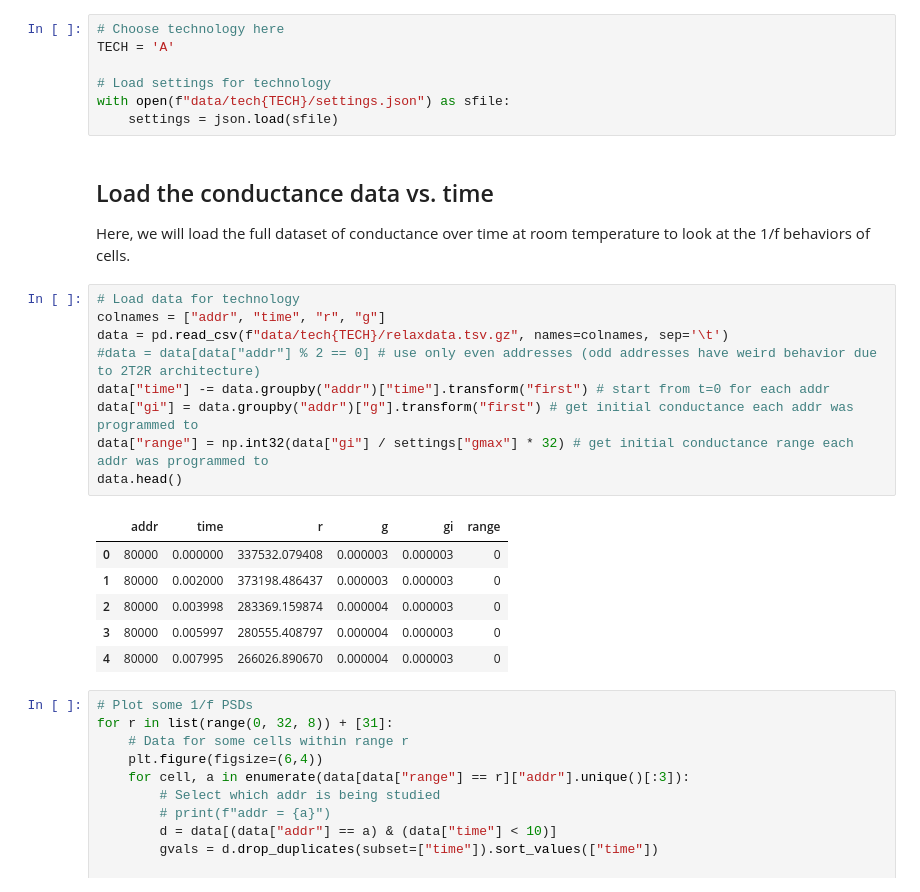
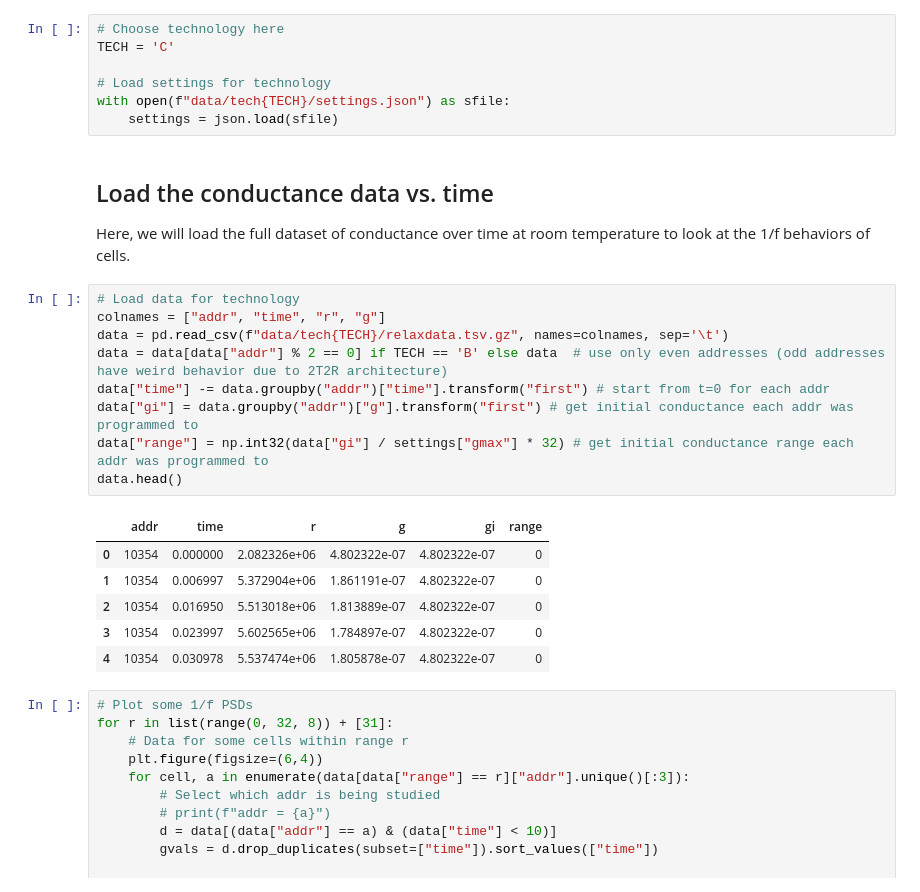
Before and after one commit to akashlevy/RRAM-Relaxation-Master-Model, a Jupyter notebook: 1overf_fitting.ipynb, the cells around one changed output. Drawn from its saved outputs; the diff is of its cells as text.

```diff
--- a/1overf_fitting.ipynb
+++ b/1overf_fitting.ipynb
@@ -19,7 +22,7 @@ import scipy.stats
 Below, choose which technology to load data and settings for:
 # %%
 # Choose technology here
-TECH = 'A'
+TECH = 'C'
 
 # Load settings for technology
 with open(f"data/tech{TECH}/settings.json") as sfile:
@@ -30,19 +33,19 @@ Here, we will load the full dataset of conductance over time at room temperature
 # %%
 # Load data for technology
 colnames = ["addr", "time", "r", "g"]
 data = pd.read_csv(f"data/tech{TECH}/relaxdata.tsv.gz", names=colnames, sep='\t')
-#data = data[data["addr"] % 2 == 0] # use only even addresses (odd addresses have weird behavior due to 2T2R architecture)
+data = data[data["addr"] % 2 == 0] if TECH == 'B' else data  # use only even addresses (odd addresses have weird behavior due to 2T2R architecture)
 data["time"] -= data.groupby("addr")["time"].transform("first") # start from t=0 for each addr
 data["gi"] = data.groupby("addr")["g"].transform("first") # get initial conductance each addr was programmed to
 data["range"] = np.int32(data["gi"] / settings["gmax"] * 32) # get initial conductance range each addr was programmed to
 data.head()
 # %% [output]
 |  | addr | time | r | g | gi | range |
-| 0 | 80000 | 0.000000 | 337532.079408 | 0.000003 | 0.000003 | 0 |
-| 1 | 80000 | 0.002000 | 373198.486437 | 0.000003 | 0.000003 | 0 |
-| 2 | 80000 | 0.003998 | 283369.159874 | 0.000004 | 0.000003 | 0 |
-| 3 | 80000 | 0.005997 | 280555.408797 | 0.000004 | 0.000003 | 0 |
-| 4 | 80000 | 0.007995 | 266026.890670 | 0.000004 | 0.000003 | 0 |
+| 0 | 10354 | 0.000000 | 2.082326e+06 | 4.802322e-07 | 4.802322e-07 | 0 |
+| 1 | 10354 | 0.006997 | 5.372904e+06 | 1.861191e-07 | 4.802322e-07 | 0 |
+| 2 | 10354 | 0.016950 | 5.513018e+06 | 1.813889e-07 | 4.802322e-07 | 0 |
+| 3 | 10354 | 0.023997 | 5.602565e+06 | 1.784897e-07 | 4.802322e-07 | 0 |
+| 4 | 10354 | 0.030978 | 5.537474e+06 | 1.805878e-07 | 4.802322e-07 | 0 |
 # %%
 # Plot some 1/f PSDs
 for r in list(range(0, 32, 8)) + [31]:
```
Also changed, not shown: parts of 3 cells of this notebook, 37 other files.
